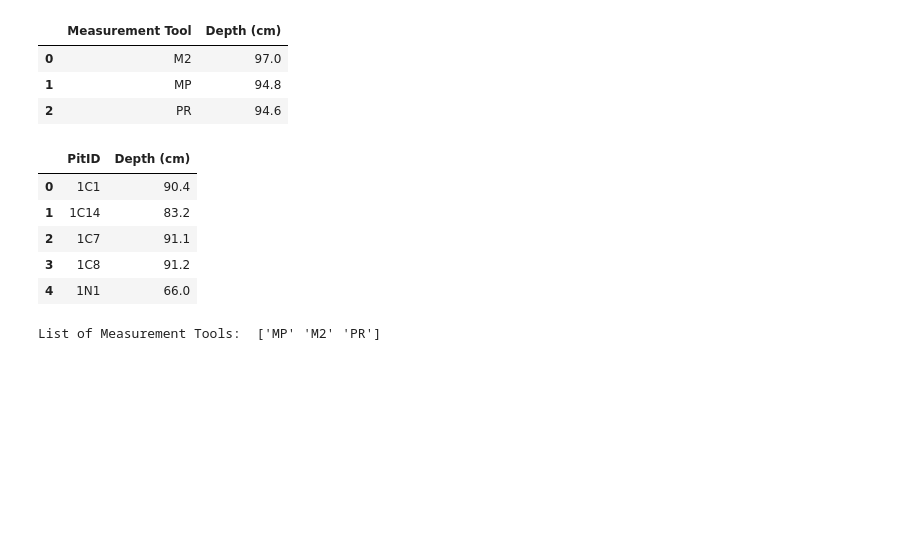
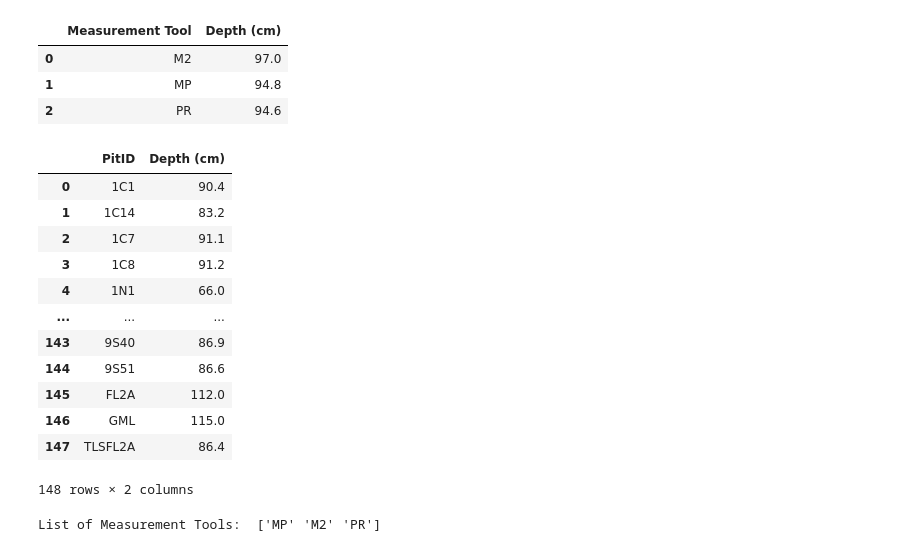
Before and after one commit to zachghiaccio/snowex_hackweek2021, a Jupyter notebook: Day1.ipynb, the cells around one changed output. Saved outputs shown, nothing was run; the diff lists cells and outputs as text; code cells hidden in the pictures; blank space fills up the shorter version.

```diff
--- a/Day1.ipynb
+++ b/Day1.ipynb
@@ -87,14 +87,21 @@ gb[['Measurement Tool', 'Depth (cm)']]
 # %%
 gb = df.groupby('PitID', as_index=False).mean().round(1)
 
-gb[['PitID', 'Depth (cm)']].head()
+gb[['PitID', 'Depth (cm)']]
 # %% [output]
 |  | PitID | Depth (cm) |
 | 0 | 1C1 | 90.4 |
 | 1 | 1C14 | 83.2 |
 | 2 | 1C7 | 91.1 |
 | 3 | 1C8 | 91.2 |
 | 4 | 1N1 | 66.0 |
+| ... | ... | ... |
+| 143 | 9S40 | 86.9 |
+| 144 | 9S51 | 86.6 |
+| 145 | FL2A | 112.0 |
+| 146 | GML | 115.0 |
+| 147 | TLSFL2A | 86.4 |
+148 rows × 2 columns
 # %%
 print('List of Measurement Tools: ', df['Measurement Tool'].unique())
 # %% [output]
```
Also changed, not shown: parts of 1 cell of this notebook.
